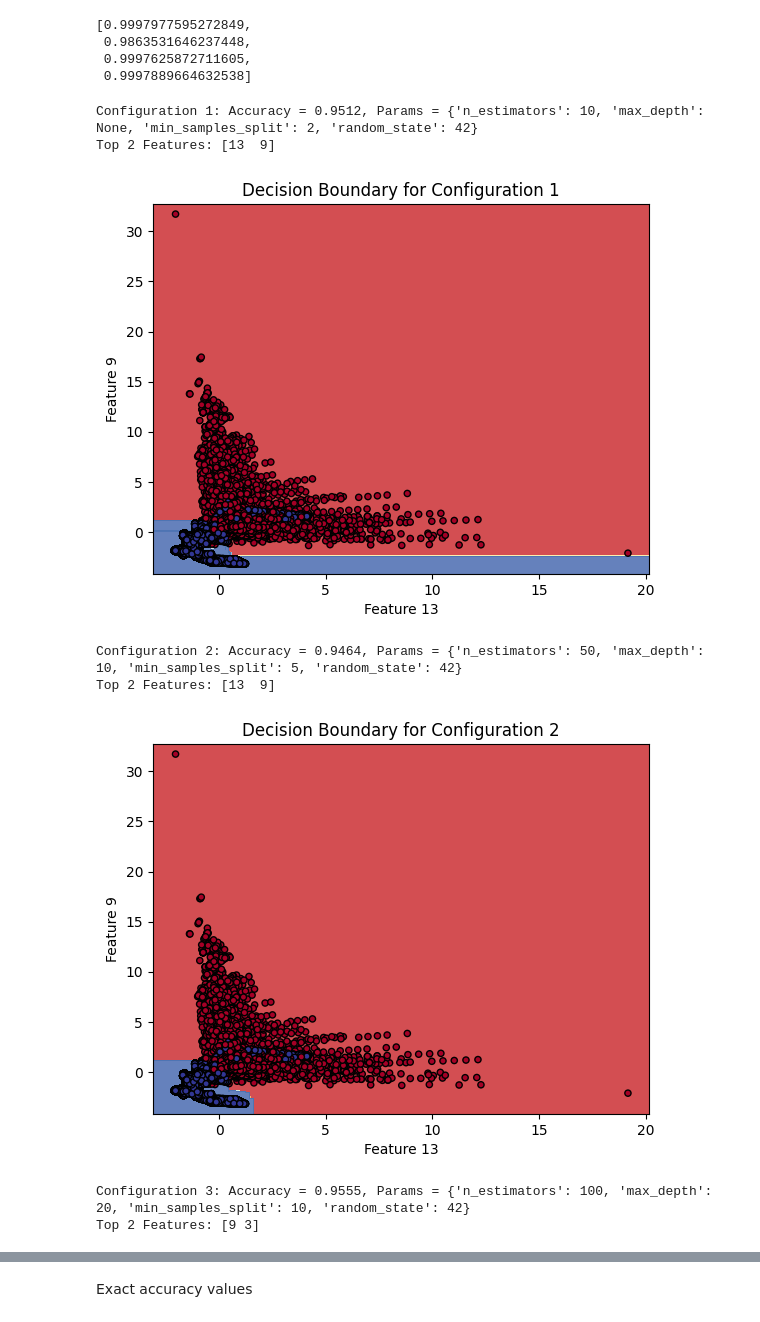
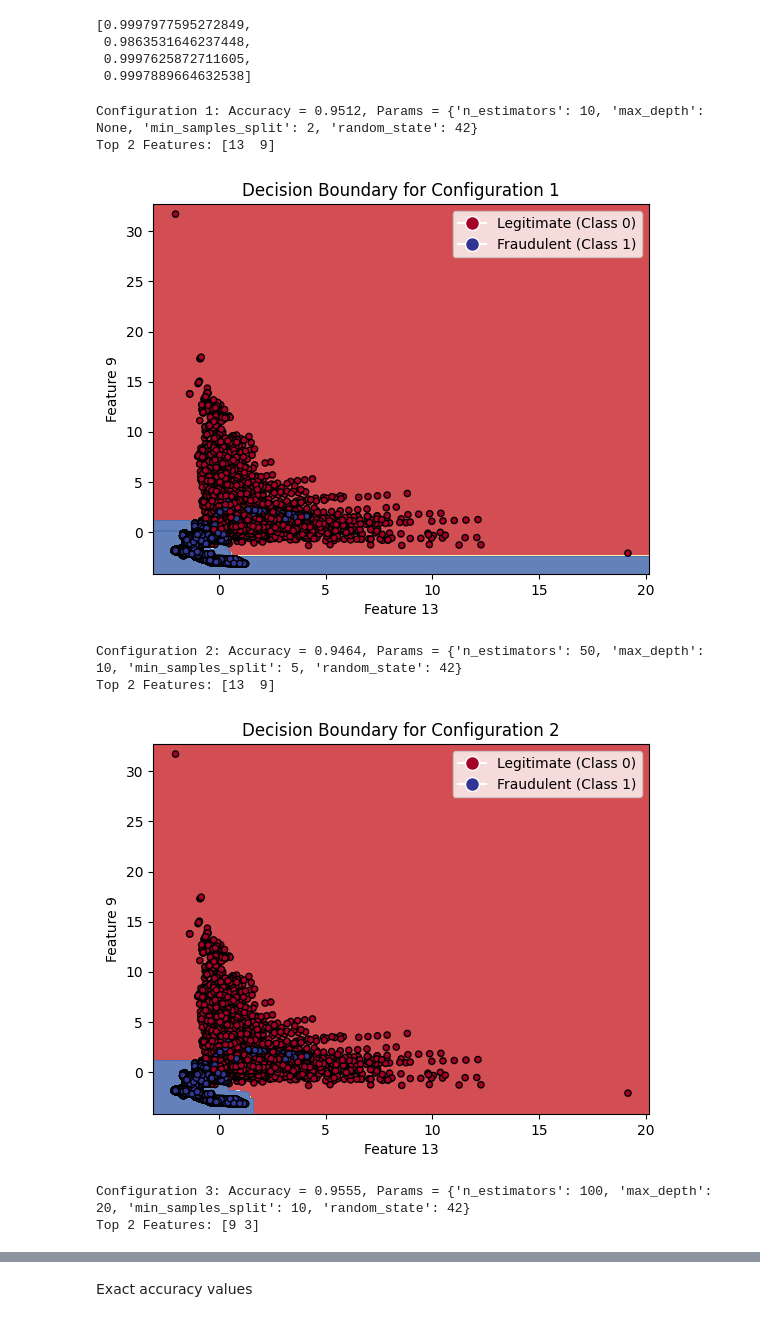
Before and after one commit to caroohong/Safe-AI, a Jupyter notebook: SafeAI_Project_Credit_Card_Fraud_Detection.ipynb, the cells around one changed output, grey strips where cells are left out. Cells and saved outputs as stored; diff of their text form; code cells hidden in the pictures.

```diff
--- a/SafeAI_Project_Credit_Card_Fraud_Detection.ipynb
+++ b/SafeAI_Project_Credit_Card_Fraud_Detection.ipynb
@@ -763,6 +801,7 @@ accuracies
  0.9997625872711605,
  0.9997889664632538]
 # %%
+from matplotlib.lines import Line2D
 def plot_decision_boundary(model, X, y, title, top_features):
     x_min, x_max = X[:, 0].min() - 1, X[:, 0].max() + 1
     y_min, y_max = X[:, 1].min() - 1, X[:, 1].max() + 1
@@ -770,9 +809,16 @@ def plot_decision_boundary(model, X, y, title, top_features):
                          np.arange(y_min, y_max, 0.02))
     Z = model.predict(np.c_[xx.ravel(), yy.ravel()])
     Z = Z.reshape(xx.shape)
+    plt.contourf(xx, yy, Z, alpha=0.8, cmap=plt.cm.RdYlBu)
+    scatter = plt.scatter(X[:, 0], X[:, 1], c=y, edgecolor='k', s=20, cmap=plt.cm.RdYlBu)
 
-    plt.contourf(xx, yy, Z, alpha=0.8, cmap=plt.cm.RdYlBu)
-    plt.scatter(X[:, 0], X[:, 1], c=y, edgecolor='k', s=20, cmap=plt.cm.RdYlBu)
+    legend_elements = [
+        Line2D([0], [0], marker='o', color='w', label='Legitimate (Class 0)',
+               markerfacecolor=plt.cm.RdYlBu(0), markersize=10),
+        Line2D([0], [0], marker='o', color='w', label='Fraudulent (Class 1)',
+               markerfacecolor=plt.cm.RdYlBu(255), markersize=10)
+    ]
+    plt.legend(handles=legend_elements, loc='upper right')
     plt.title(title)
     plt.xlabel(f"Feature {top_features[0]}")
     plt.ylabel(f"Feature {top_features[1]}")
@@ -781,36 +827,36 @@ X_train_numpy = X_train.to_numpy()
 X_test_numpy = X_test.to_numpy()
 # Train and evaluate each configuration
 for i, config in enumerate(hyperparameter_configs):
     model = RandomForestClassifier(**config)
     model.fit(X_train, y_train)
 
     # Extract feature importances
     importances = model.feature_importances_
     indices = np.argsort(importances)[::-1]  # Sort features by importance
 
     # Select the two most prominent features
     top_features = indices[:2]
     X_train_reduced = X_train_numpy[:, top_features]
     X_test_reduced = X_test_numpy[:, top_features]
 
     # Retrain the model on the reduced dataset
     model.fit(X_train_reduced, y_train)
 
     # Evaluate accuracy
     y_pred = model.predict(X_test_reduced)
     accuracy = accuracy_score(y_test, y_pred)
     accuracies.append(accuracy)
     print(f"Configuration {i+1}: Accuracy = {accuracy:.4f}, Params = {config}")
     print(f"Top 2 Features: {top_features}")
 
     # Plot decision boundaries
     plot_decision_boundary(model, X_train_reduced, y_train, f"Decision Boundary for Configuration {i+1}", top_features)
 # %% [output]
 Configuration 1: Accuracy = 0.9512, Params = {'n_estimators': 10, 'max_depth': None, 'min_samples_split': 2, 'random_state': 42}
 Top 2 Features: [13  9]
-[figure, old version]
+[figure, new version]
 Configuration 2: Accuracy = 0.9464, Params = {'n_estimators': 50, 'max_depth': 10, 'min_samples_split': 5, 'random_state': 42}
 Top 2 Features: [13  9]
-[figure, old version]
+[figure, new version]
 Configuration 3: Accuracy = 0.9555, Params = {'n_estimators': 100, 'max_depth': 20, 'min_samples_split': 10, 'random_state': 42}
 Top 2 Features: [9 3]
```
Also changed, not shown: parts of 16 cells of this notebook.
